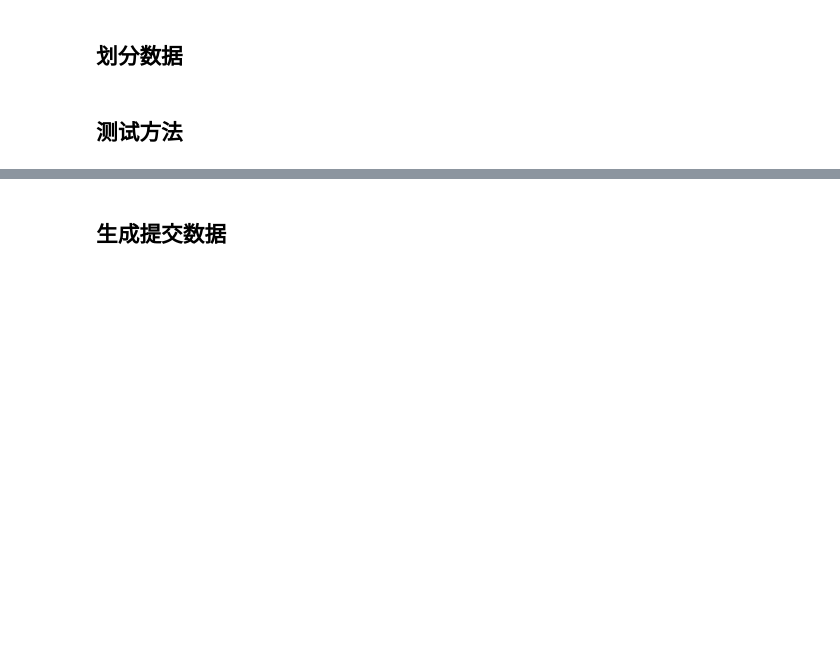
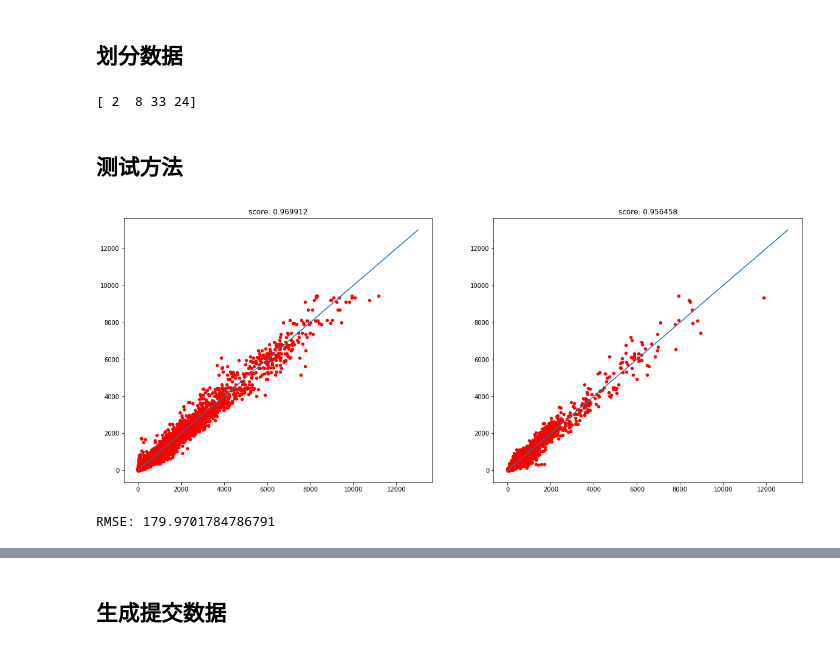
Before and after one commit to RDShi/daily, a Jupyter notebook: competition/prepare.ipynb, the cells around one changed output, grey strips where cells are left out. Drawn from its saved outputs; the diff is of its cells as text; code cells hidden in the pictures; blank space fills up the shorter version.

```diff
--- a/competition/prepare.ipynb
+++ b/competition/prepare.ipynb
@@ -3,7 +3,7 @@
 # %%
 import json
 import datetime
-fid = open("D:\\学术\\work\比赛\\2018.2.21.3nd北邮大数据竞赛\\data\\train.json")
+fid = open("data/trains.json")
 data_raw = json.load(fid)
 fid.close()
 start_time = datetime.datetime.strptime("2017-10-17", "%Y-%m-%d")
@@ -12,5 +12,5 @@ labs = []
 for data in data_raw:
     data_time = datetime.datetime.strptime(data["date"], "%Y-%m-%d:%H")
     if data_time > start_time:
-        feats_raw.append([data["holiday"], data["week"], data["place"], data_time.hour])
+        feats_raw.append([data["holiday"], data["week"], data["place"]-1, data_time.hour])
         labs.append(data["people"])
@@ -50,6 +29,34 @@ dict_keys(['week', 'holiday', 'place', 'people', 'date'])
 # %%
 from sklearn.model_selection import train_test_split
 train_feats, val_feats, train_labs, val_labs = train_test_split(feats, labs, test_size = 0.2, random_state = 0)
+# %%
+import json
+import datetime
+from sklearn import preprocessing
+fid = open("data/trains.json")
+data_raw = json.load(fid)
+fid.close()
+start_time = datetime.datetime.strptime("2017-10-17", "%Y-%m-%d")
+val_start = datetime.datetime.strptime("2017-11-24", "%Y-%m-%d")
+train_feats_raw = []
+train_labs = []
+val_feats_raw = []
+val_labs = []
+for data in data_raw:
+    data_time = datetime.datetime.strptime(data["date"], "%Y-%m-%d:%H")
+    if data_time > start_time and data_time < val_start:
+        train_feats_raw.append([data["holiday"], data["week"], data["place"]-1, data_time.hour])
+        train_labs.append(data["people"])
+    if data_time >= val_start:
+        val_feats_raw.append([data["holiday"], data["week"], data["place"]-1, data_time.hour])
+        val_labs.append(data["people"])
+ohcoder = preprocessing.OneHotEncoder()
+ohcoder.fit(train_feats_raw)
+print(ohcoder.n_values_) # 每个特征对应的最大位数
+train_feats = ohcoder.transform(train_feats_raw).toarray()
+val_feats = ohcoder.transform(val_feats_raw).toarray()
+# %% [output]
+[ 2  8 33 24]
 # %% [markdown]
 ## 测试方法
 # %%
@@ -64,30 +71,33 @@ def fit_and_perform(model, train_feats, train_labs, val_feats, val_labs):
     plt.figure(figsize=(20,8))
     plt.subplot(121)
     plt.scatter(train_labs,train_res, color = 'r', s = 20)
-    plt.plot([0, 60],[0, 60])
+    plt.plot([0, 13000],[0, 13000])
     plt.title('score: %f'%train_score)
     plt.subplot(122)
     plt.scatter(val_labs, val_res, color = 'r', s = 20)
-    plt.plot([0, 60],[0, 60])
+    plt.plot([0, 13000],[0, 13000])
     plt.title('score: %f'%val_score)
     plt.show()
     print("RMSE:",np.mean((val_res-val_labs)**2)**0.5)
 # %%
 from sklearn import tree
 from sklearn import linear_model
 from sklearn import svm
 from sklearn import neighbors
 from sklearn import ensemble
 from sklearn.tree import ExtraTreeRegressor
-# model = tree.DecisionTreeRegressor() # 决策树
+model = tree.DecisionTreeRegressor() # 决策树
 # model = linear_model.LinearRegression() #线性回归
 # model = svm.SVR() # SVM
 # model = neighbors.KNeighborsRegressor() # KNN
 # model = ensemble.RandomForestRegressor(n_estimators=20) # 使用20个决策树的rf
 # model = ensemble.AdaBoostRegressor(n_estimators=50) # 使用50个决策树的adaboost
-# model = ensemble.GradientBoostingRegressor(n_estimators=100) # 这里使用100个决策树的GBRT
+# model = ensemble.GradientBoostingRegressor(n_estimators=200) # 这里使用100个决策树的GBRT
 # model_BaggingRegressor = ensemble.BaggingRegressor() #Bagging
 # model = ExtraTreeRegressor() # 极端随机树
 fit_and_perform(model, train_feats, train_labs, val_feats, val_labs)
+# %% [output]
+[figure, added]
+RMSE: 179.9701784786791
 # %%
 import xgboost as xgb
```
Also changed, not shown: parts of 15 cells of this notebook, 9 other files.
